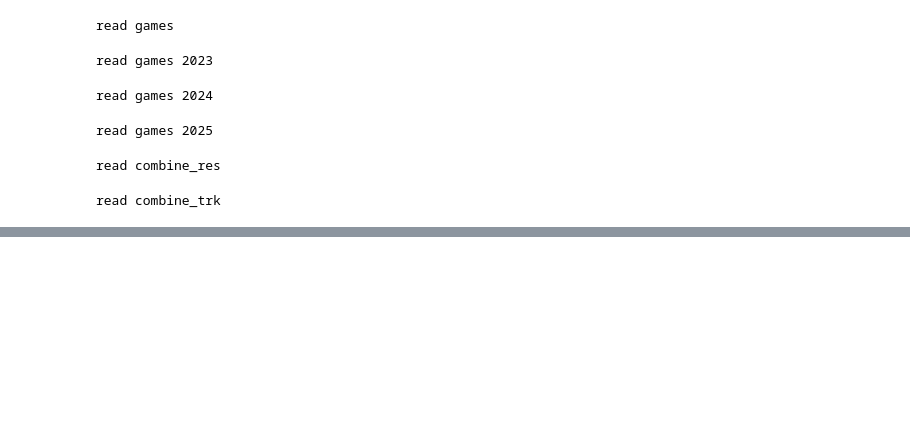
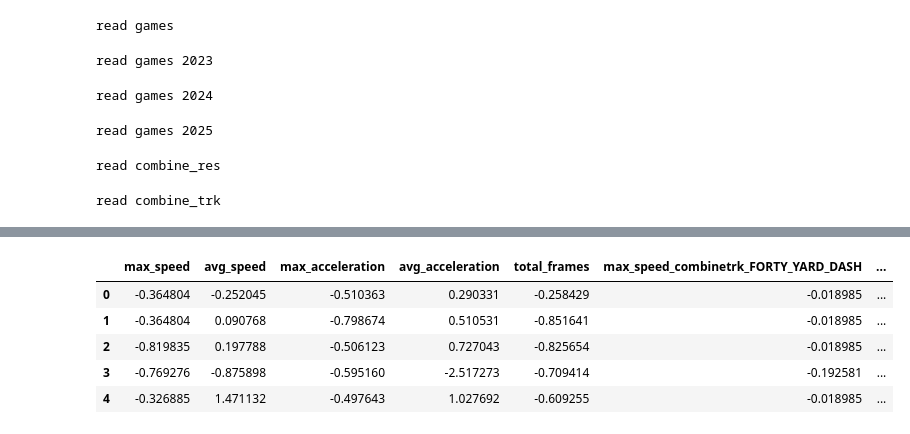
Before and after one commit to csilva1-eng/combine_project, a Jupyter notebook: cis4930_project.ipynb, the cells around one changed output, grey strips where cells are left out. Drawn from its saved outputs; the diff is of its cells as text; code cells hidden in the pictures; blank space fills up the shorter version.

```diff
--- a/cis4930_project.ipynb
+++ b/cis4930_project.ipynb
@@ -388,0 +296,21 @@ player_crr_df.head()
+# %%
+for key, val in X_train_by_position.items():
+    NaNCols = X_train_by_position[key].columns[X_train_by_position[key].isna().sum() >= 1].tolist()
+    X_train_by_position[key][NaNCols] = imputer.fit_transform(X_train_by_position[key][NaNCols])
+    num_cols = X_train_by_position[key].select_dtypes(include="number").columns.tolist()
+
+    ct = ColumnTransformer(
+    transformers=[
+        ('', StandardScaler(), num_cols)
+    ],
+    remainder='passthrough',
+    verbose_feature_names_out=False
+    )
+
+    ct.set_output(transform="pandas")
+    val = ct.fit_transform(X_train_by_position[key])
+    X_train_by_position[key] = val
+    X_train_by_position[key] = val.drop(columns = ['college_name', 'display_name'])
+    # str_cols = X_train_by_position[key].drop(columns = ['nfl_id']).select_dtypes(include="string").columns.tolist()
+    # val = pd.get_dummies(X_train_by_position[key], columns=str_cols, drop_first=True, dtype=int)
+    # X_train_by_position[key] = val
@@ -388,0 +330,9 @@ player_crr_df.head()
+# %%
+fin_X_train.head()
+# %% [output]
+|  | max_speed | avg_speed | max_acceleration | avg_acceleration | total_frames | max_speed_combinetrk_FORTY_YARD_DASH | ... |
+| 0 | -0.364804 | -0.252045 | -0.510363 | 0.290331 | -0.258429 | -0.018985 | ... |
+| 1 | -0.364804 | 0.090768 | -0.798674 | 0.510531 | -0.851641 | -0.018985 | ... |
+| 2 | -0.819835 | 0.197788 | -0.506123 | 0.727043 | -0.825654 | -0.018985 | ... |
+| 3 | -0.769276 | -0.875898 | -0.595160 | -2.517273 | -0.709414 | -0.192581 | ... |
+| 4 | -0.326885 | 1.471132 | -0.497643 | 1.027692 | -0.609255 | -0.018985 | ... |
```
Also changed, not shown: parts of 41 cells of this notebook.
